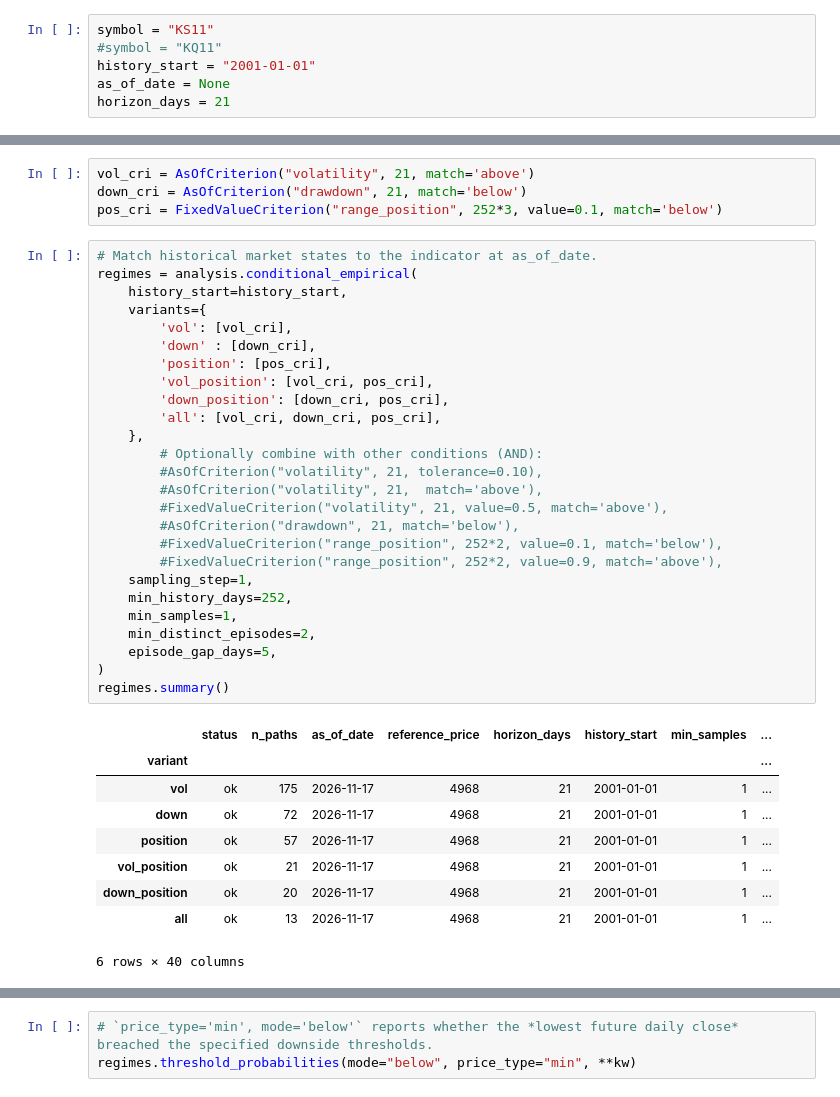
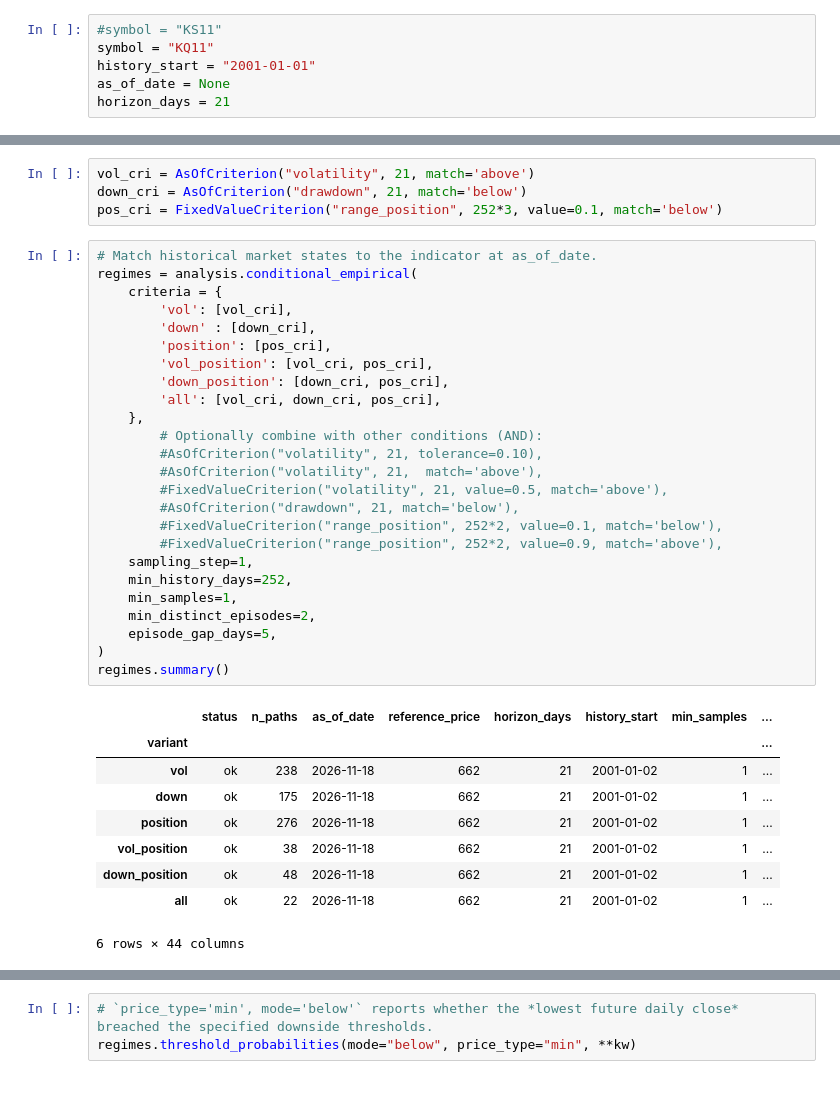
Before and after one commit to lbk209/portfolio_additional, a Jupyter notebook: price_target_analysis.ipynb, the cells around one changed output, grey strips where cells are left out. Drawn from its saved outputs; the diff is of its cells as text.

```diff
--- a/price_target_analysis.ipynb
+++ b/price_target_analysis.ipynb
@@ -27,8 +27,8 @@ from price_target_analysis import (
     ModelComparison, load_prices,
 )
 # %%
-symbol = "KS11"
-#symbol = "KQ11"
+#symbol = "KS11"
+symbol = "KQ11"
 history_start = "2001-01-01"
 as_of_date = None
 horizon_days = 21
@@ -279,39 +289,38 @@ pos_cri = FixedValueCriterion("range_position", 252*3, value=0.1, match='below')
 # %%
 # Match historical market states to the indicator at as_of_date.
 regimes = analysis.conditional_empirical(
-    history_start=history_start,
-    variants={
+    criteria = {
         'vol': [vol_cri],
         'down' : [down_cri],
         'position': [pos_cri],
         'vol_position': [vol_cri, pos_cri],
         'down_position': [down_cri, pos_cri],
         'all': [vol_cri, down_cri, pos_cri],
     },
         # Optionally combine with other conditions (AND):
         #AsOfCriterion("volatility", 21, tolerance=0.10),
         #AsOfCriterion("volatility", 21,  match='above'),
         #FixedValueCriterion("volatility", 21, value=0.5, match='above'),
         #AsOfCriterion("drawdown", 21, match='below'),
         #FixedValueCriterion("range_position", 252*2, value=0.1, match='below'),
         #FixedValueCriterion("range_position", 252*2, value=0.9, match='above'),
     sampling_step=1,
     min_history_days=252,
     min_samples=1,
     min_distinct_episodes=2,
     episode_gap_days=5,
 )
 regimes.summary()
 # %% [output]
 |  | status | n_paths | as_of_date | reference_price | horizon_days | history_start | min_samples | ... |
 | variant |  |  |  |  |  |  |  | ... |
-| vol | ok | 175 | 2026-11-17 | 4968 | 21 | 2001-01-01 | 1 | ... |
-| down | ok | 72 | 2026-11-17 | 4968 | 21 | 2001-01-01 | 1 | ... |
-| position | ok | 57 | 2026-11-17 | 4968 | 21 | 2001-01-01 | 1 | ... |
-| vol_position | ok | 21 | 2026-11-17 | 4968 | 21 | 2001-01-01 | 1 | ... |
-| down_position | ok | 20 | 2026-11-17 | 4968 | 21 | 2001-01-01 | 1 | ... |
-| all | ok | 13 | 2026-11-17 | 4968 | 21 | 2001-01-01 | 1 | ... |
+| vol | ok | 238 | 2026-11-18 | 662 | 21 | 2001-01-02 | 1 | ... |
+| down | ok | 175 | 2026-11-18 | 662 | 21 | 2001-01-02 | 1 | ... |
+| position | ok | 276 | 2026-11-18 | 662 | 21 | 2001-01-02 | 1 | ... |
+| vol_position | ok | 38 | 2026-11-18 | 662 | 21 | 2001-01-02 | 1 | ... |
+| down_position | ok | 48 | 2026-11-18 | 662 | 21 | 2001-01-02 | 1 | ... |
+| all | ok | 22 | 2026-11-18 | 662 | 21 | 2001-01-02 | 1 | ... |
-6 rows × 40 columns
+6 rows × 44 columns
 # %%
 kw = dict(
     thresholds=[-10, -5, 5, 10], pct=True
```
Also changed, not shown: parts of 27 cells of this notebook, 1 other file.
